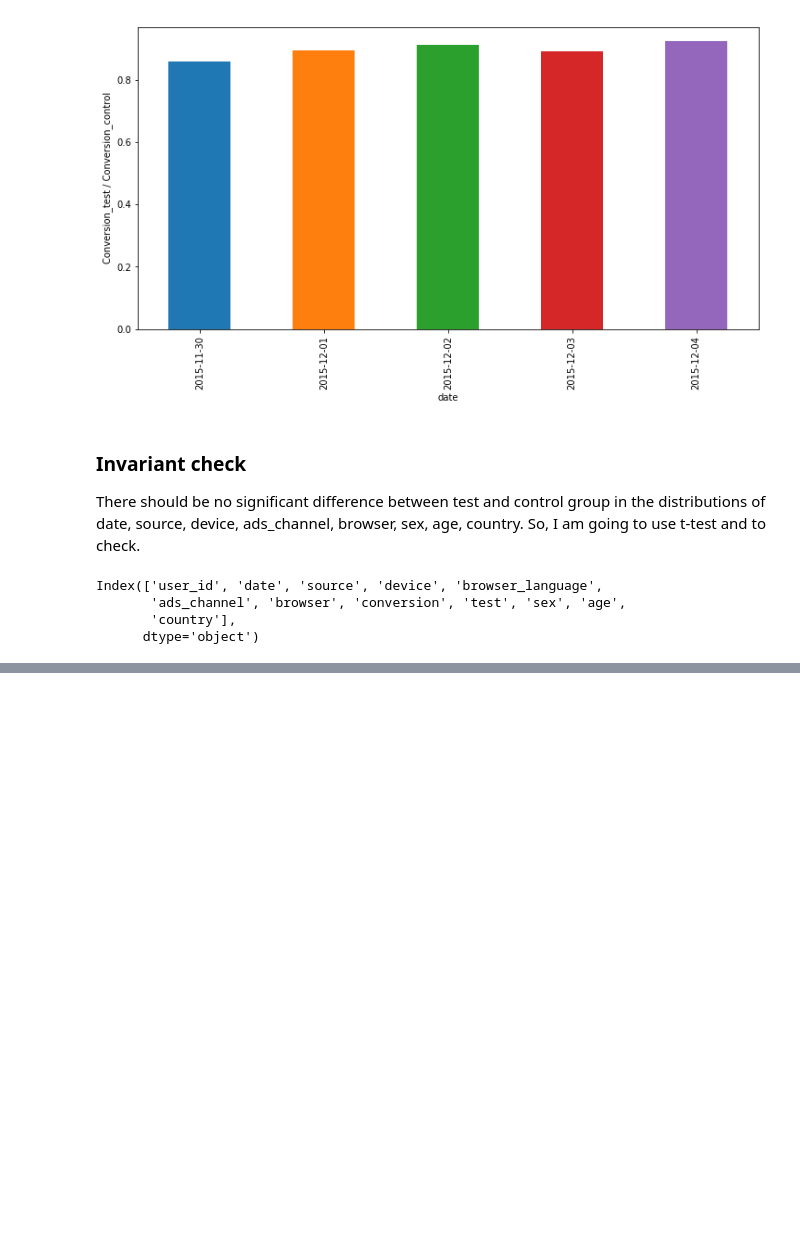
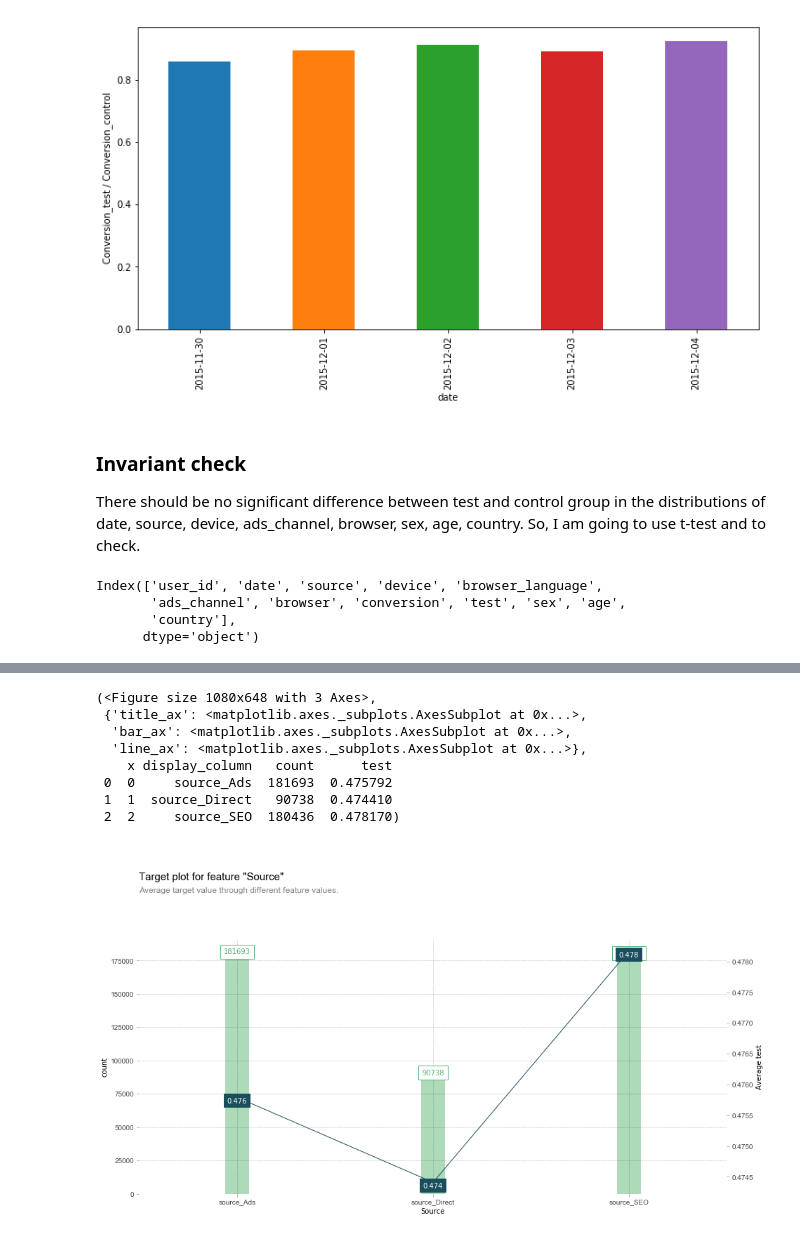
Before and after one commit to crazywiden/Leetcode_daily_submit, a Jupyter notebook: 20e/Spanish Translation.ipynb, the cells around one changed output, grey strips where cells are left out. Cells and saved outputs as stored; diff of their text form; code cells hidden in the pictures; blank space fills up the shorter version.

```diff
--- a/20e/Spanish Translation.ipynb
+++ b/20e/Spanish Translation.ipynb
@@ -180,0 +263,13 @@ for v in vars:
+# %%
+target_plot(df=data1, feature=['source_Ads', 'source_Direct', 'source_SEO'],
+    feature_name='Source', target='test')
+# %% [output]
+(<Figure size 1080x648 with 3 Axes>,
+ {'title_ax': <matplotlib.axes._subplots.AxesSubplot at 0x...>,
+  'bar_ax': <matplotlib.axes._subplots.AxesSubplot at 0x...>,
+  'line_ax': <matplotlib.axes._subplots.AxesSubplot at 0x...>},
+    x display_column   count      test
+ 0  0     source_Ads  181693  0.475792
+ 1  1  source_Direct   90738  0.474410
+ 2  2     source_SEO  180436  0.478170)
+[figure, added]
```
Also changed, not shown: parts of 22 cells of this notebook.
